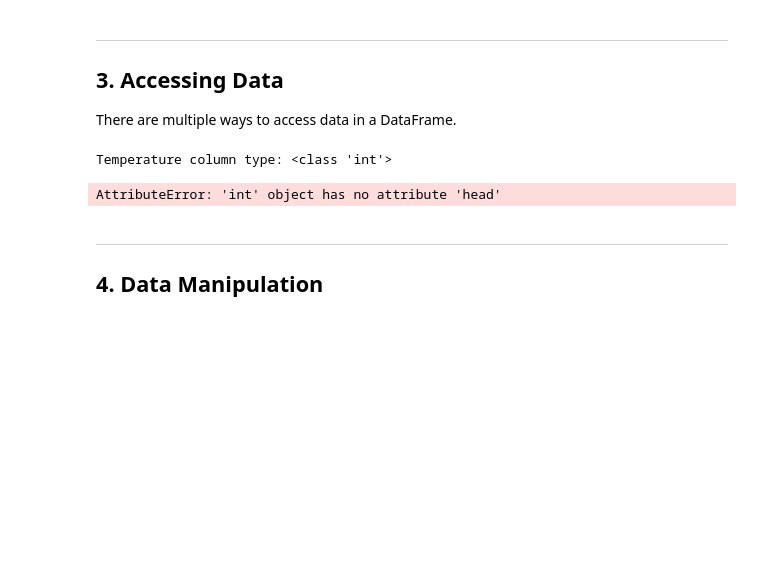
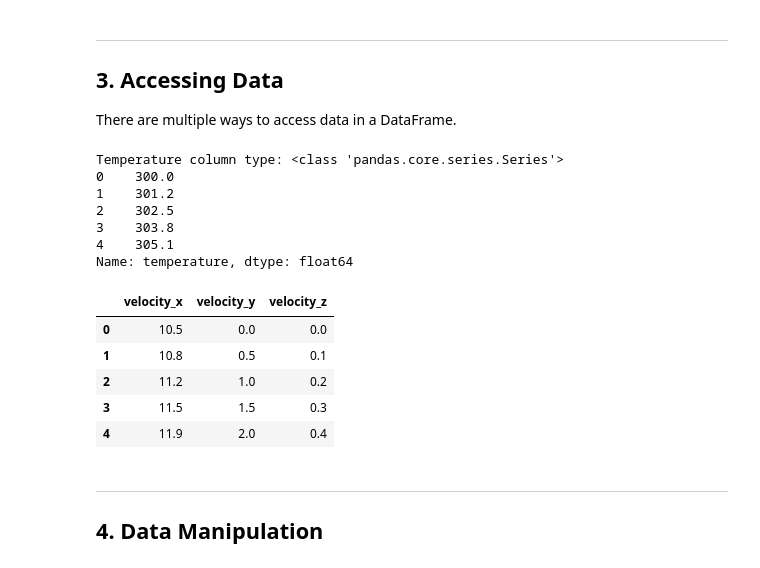
Before and after one commit to kalagotla/dc-qc-sci-python, a Jupyter notebook: hour2_scientific/01_data_loading.ipynb, the cells around one changed output. Saved outputs shown, nothing was run; the diff lists cells and outputs as text; code cells hidden in the pictures; blank space fills up the shorter version.

```diff
--- a/hour2_scientific/01_data_loading.ipynb
+++ b/hour2_scientific/01_data_loading.ipynb
@@ -108,17 +108,29 @@ There are multiple ways to access data in a DataFrame.
 # %%
 # Access a single column (returns a Series)
 # one line -- remove 0 and type df['temperatures']
-temperatures = 0
+temperatures = df['temperature']#0
 print(f"Temperature column type: {type(temperatures)}")
 print(temperatures.head())
 # %% [output]
-Temperature column type: <class 'int'>
+Temperature column type: <class 'pandas.core.series.Series'>
+0    300.0
+1    301.2
+2    302.5
+3    303.8
+4    305.1
+Name: temperature, dtype: float64
-AttributeError: 'int' object has no attribute 'head'
 # %%
 # Access multiple columns (returns a DataFrame)
 # one line -- df[['velocity_x', 'velocity_y', 'velocity_z']]
-velocity_data = 0
+velocity_data = df[['velocity_x', 'velocity_y', 'velocity_z']]
 velocity_data.head()
+# %% [output]
+|  | velocity_x | velocity_y | velocity_z |
+| 0 | 10.5 | 0.0 | 0.0 |
+| 1 | 10.8 | 0.5 | 0.1 |
+| 2 | 11.2 | 1.0 | 0.2 |
+| 3 | 11.5 | 1.5 | 0.3 |
+| 4 | 11.9 | 2.0 | 0.4 |
 # %%
 # Access by row index using .iloc (integer location)
 print("Row 5:")
```
